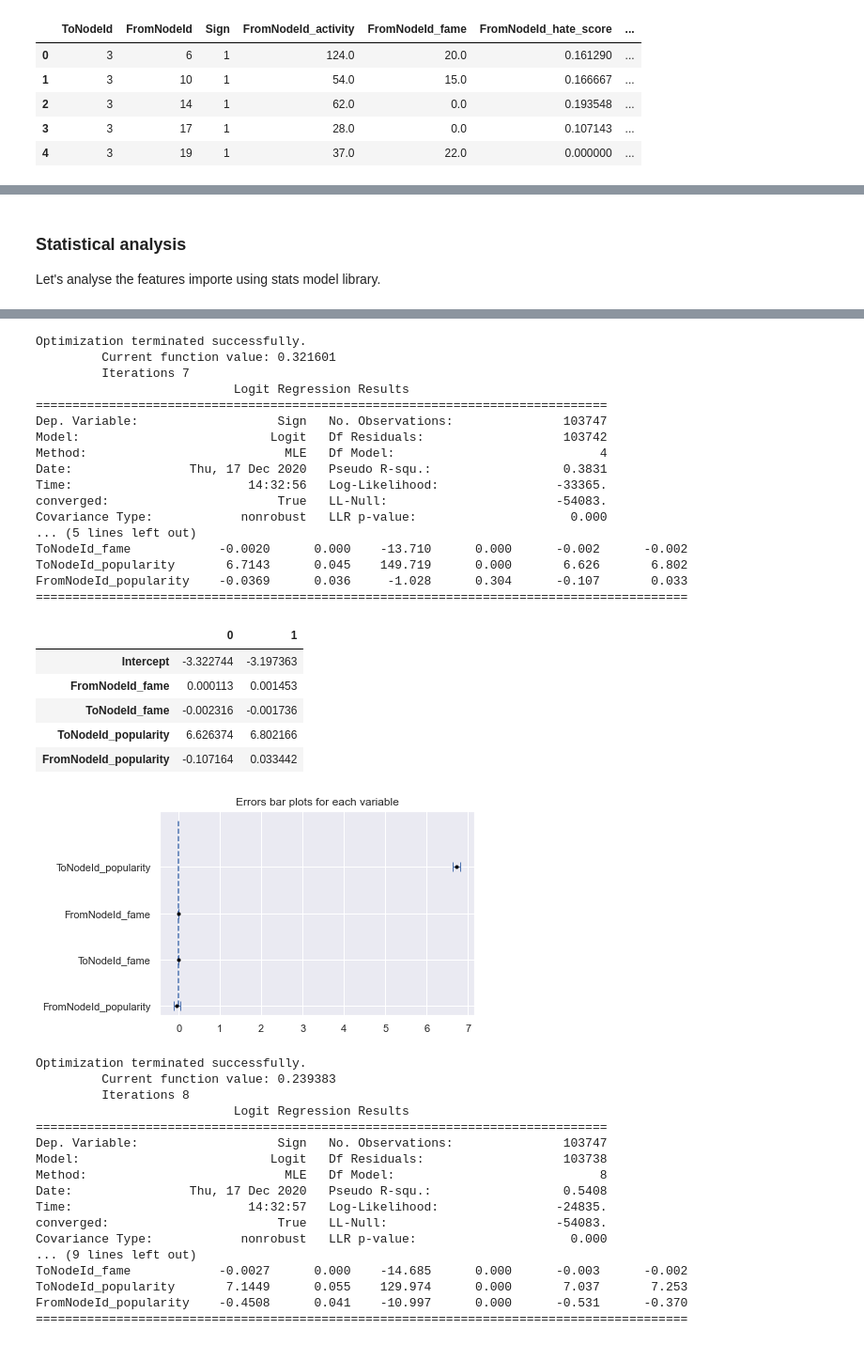
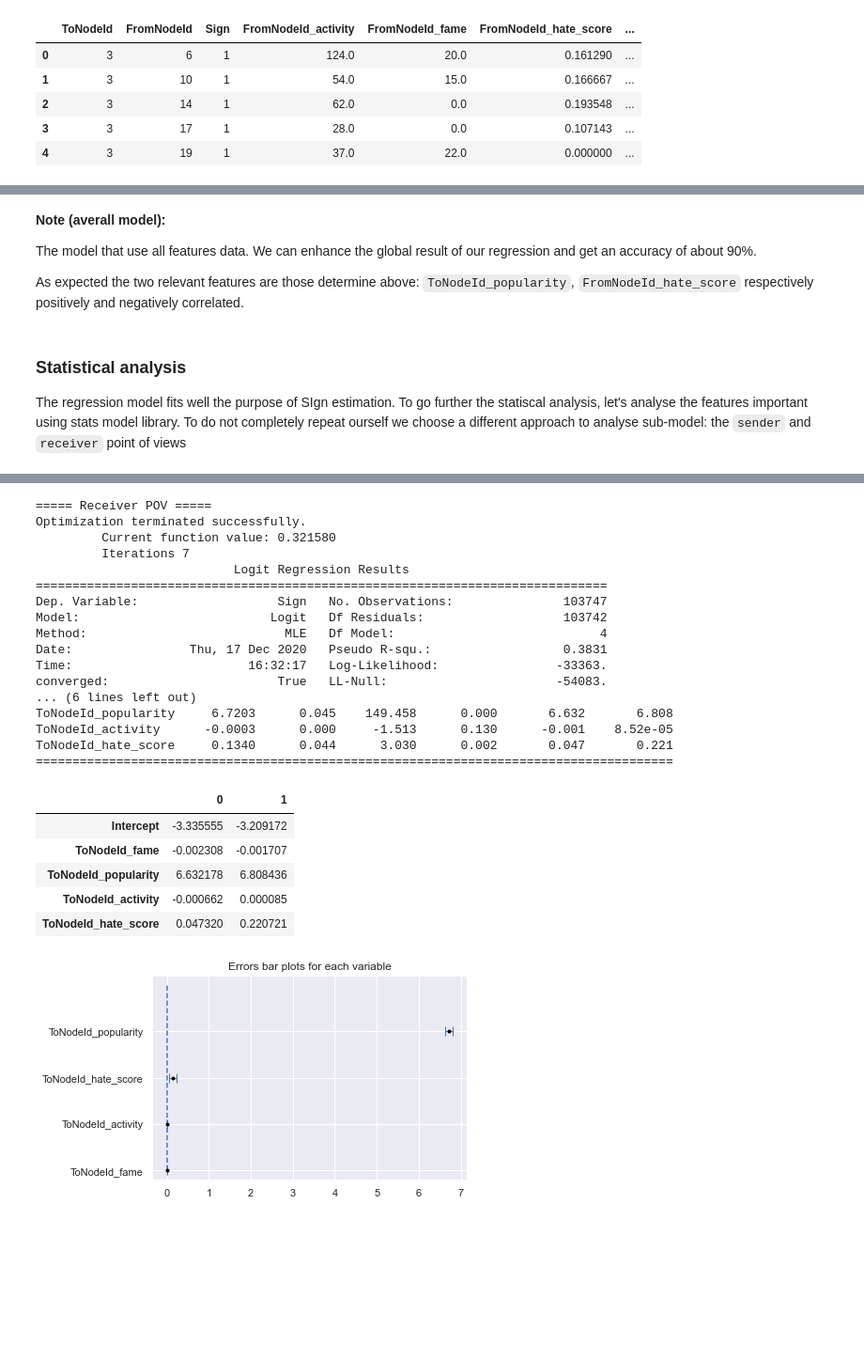
Before and after one commit to epfl-ada/ada-2020-project-milestone-p3-p3_adaptateur, a Jupyter notebook: notebook-matthieu.ipynb, the cells around one changed output, grey strips where cells are left out. Shown at 94% size. Drawn from its saved outputs; the diff is of its cells as text; code cells hidden in the pictures; blank space fills up the shorter version.

Commit message:
comment regression + staticals anaylisis

```diff
--- a/notebook-matthieu.ipynb
+++ b/notebook-matthieu.ipynb
@@ -752,7 +786,13 @@ Coefficients and intercept: [[-0.46941137  7.09744002 -1.18654714  0.6117559  -6
-# %% [markdown]
-### Statistical analysis
-
-Let's analyse the features importe using stats model library.
+# %% [markdown]
+**Note (averall model):**
+
+The model that use all features data. We can enhance the global result of our regression and get an accuracy of about 90%.
+
+As expected the two relevant features are those determine above: `ToNodeId_popularity`, `FromNodeId_hate_score` respectively positively and negatively correlated.
+# %% [markdown]
+### Statistical analysis
+
+The regression model fits well the purpose of SIgn estimation. To go further the statiscal analysis, let's analyse the features important using stats model library. To do not completely repeat ourself we choose a different approach to analyse sub-model: the `sender` and `receiver` point of views
 # %%
 def importance_analysis(res):
     # feature names
@@ -783,30 +823,25 @@ def importance_analysis(res):
 from scipy import stats
 import statsmodels.api as sm
 import statsmodels.formula.api as smf
+#Ensure output between [0, 1]
 wiki['Sign'] = wiki['Sign'].replace({-1: 0})
-# Create the logistique regression model
-model = smf.logit(formula='Sign ~ FromNodeId_hate_score + ToNodeId_hate_score + ToNodeId_activity + FromNodeId_activity', data=wiki)
 
+# Sender point of view
+print("===== Sender POV =====")
+# Create the logistique regression model:
+model = smf.logit(formula='Sign ~ FromNodeId_fame + FromNodeId_popularity + FromNodeId_activity + FromNodeId_hate_score ', data=wiki)
 # Fit the model
 res = model.fit()
 print(res.summary())
 #Plot importance graph
 importance_analysis(res)
 
-model = smf.logit(formula='Sign ~ FromNodeId_fame + ToNodeId_fame + ToNodeId_popularity + FromNodeId_popularity', data=wiki)
-
+# Sender point of view
+print("===== Receiver POV =====")
+model = smf.logit(formula='Sign ~ ToNodeId_fame + ToNodeId_popularity + ToNodeId_activity + ToNodeId_hate_score', data=wiki)
 # Fit the model
 res = model.fit()
 print(res.summary())
 #Plot importance graph
 importance_analysis(res)
-
-
-model = smf.logit(formula='Sign ~ FromNodeId_hate_score + ToNodeId_hate_score + ToNodeId_activity + FromNodeId_activity + FromNodeId_fame + ToNodeId_fame + ToNodeId_popularity + FromNodeId_popularity', data=wiki)
-
-# Fit the model
-res = model.fit()
-print(res.summary())
-#Plot importance graph
-importance_analysis(res)
 # %% [output]
@@ -837,41 +872,24 @@ FromNodeId_activity      -0.0003   8.84e-05     -3.196      0.001      -0.000
+===== Receiver POV =====
 Optimization terminated successfully.
-         Current function value: 0.321601
+         Current function value: 0.321580
          Iterations 7
                            Logit Regression Results
 ==============================================================================
 Dep. Variable:                   Sign   No. Observations:               103747
 Model:                          Logit   Df Residuals:                   103742
 Method:                           MLE   Df Model:                            4
 Date:                Thu, 17 Dec 2020   Pseudo R-squ.:                  0.3831
-Time:                        14:32:56   Log-Likelihood:                -33365.
+Time:                        16:32:17   Log-Likelihood:                -33363.
 converged:                       True   LL-Null:                       -54083.
-Covariance Type:            nonrobust   LLR p-value:                     0.000
-... (5 lines left out)
-ToNodeId_fame            -0.0020      0.000    -13.710      0.000      -0.002      -0.002
-ToNodeId_popularity       6.7143      0.045    149.719      0.000       6.626       6.802
-FromNodeId_popularity    -0.0369      0.036     -1.028      0.304      -0.107       0.033
-=========================================================================================
+... (6 lines left out)
+ToNodeId_popularity     6.7203      0.045    149.458      0.000       6.632       6.808
+ToNodeId_activity      -0.0003      0.000     -1.513      0.130      -0.001    8.52e-05
+ToNodeId_hate_score     0.1340      0.044      3.030      0.002       0.047       0.221
+=======================================================================================
 |  | 0 | 1 |
-| Intercept | -3.322744 | -3.197363 |
-| FromNodeId_fame | 0.000113 | 0.001453 |
-| ToNodeId_fame | -0.002316 | -0.001736 |
-| ToNodeId_popularity | 6.626374 | 6.802166 |
-| FromNodeId_popularity | -0.107164 | 0.033442 |
+| Intercept | -3.335555 | -3.209172 |
+| ToNodeId_fame | -0.002308 | -0.001707 |
+| ToNodeId_popularity | 6.632178 | 6.808436 |
+| ToNodeId_activity | -0.000662 | 0.000085 |
+| ToNodeId_hate_score | 0.047320 | 0.220721 |
-[figure, old version]
+[figure, new version]
-Optimization terminated successfully.
-         Current function value: 0.239383
-         Iterations 8
-                           Logit Regression Results
-==============================================================================
-Dep. Variable:                   Sign   No. Observations:               103747
-Model:                          Logit   Df Residuals:                   103738
-Method:                           MLE   Df Model:                            8
-Date:                Thu, 17 Dec 2020   Pseudo R-squ.:                  0.5408
-Time:                        14:32:57   Log-Likelihood:                -24835.
-converged:                       True   LL-Null:                       -54083.
-Covariance Type:            nonrobust   LLR p-value:                     0.000
-... (9 lines left out)
-ToNodeId_fame            -0.0027      0.000    -14.685      0.000      -0.003      -0.002
-ToNodeId_popularity       7.1449      0.055    129.974      0.000       7.037       7.253
-FromNodeId_popularity    -0.4508      0.041    -10.997      0.000      -0.531      -0.370
-=========================================================================================
```
Also changed, not shown: parts of 11 cells of this notebook.
